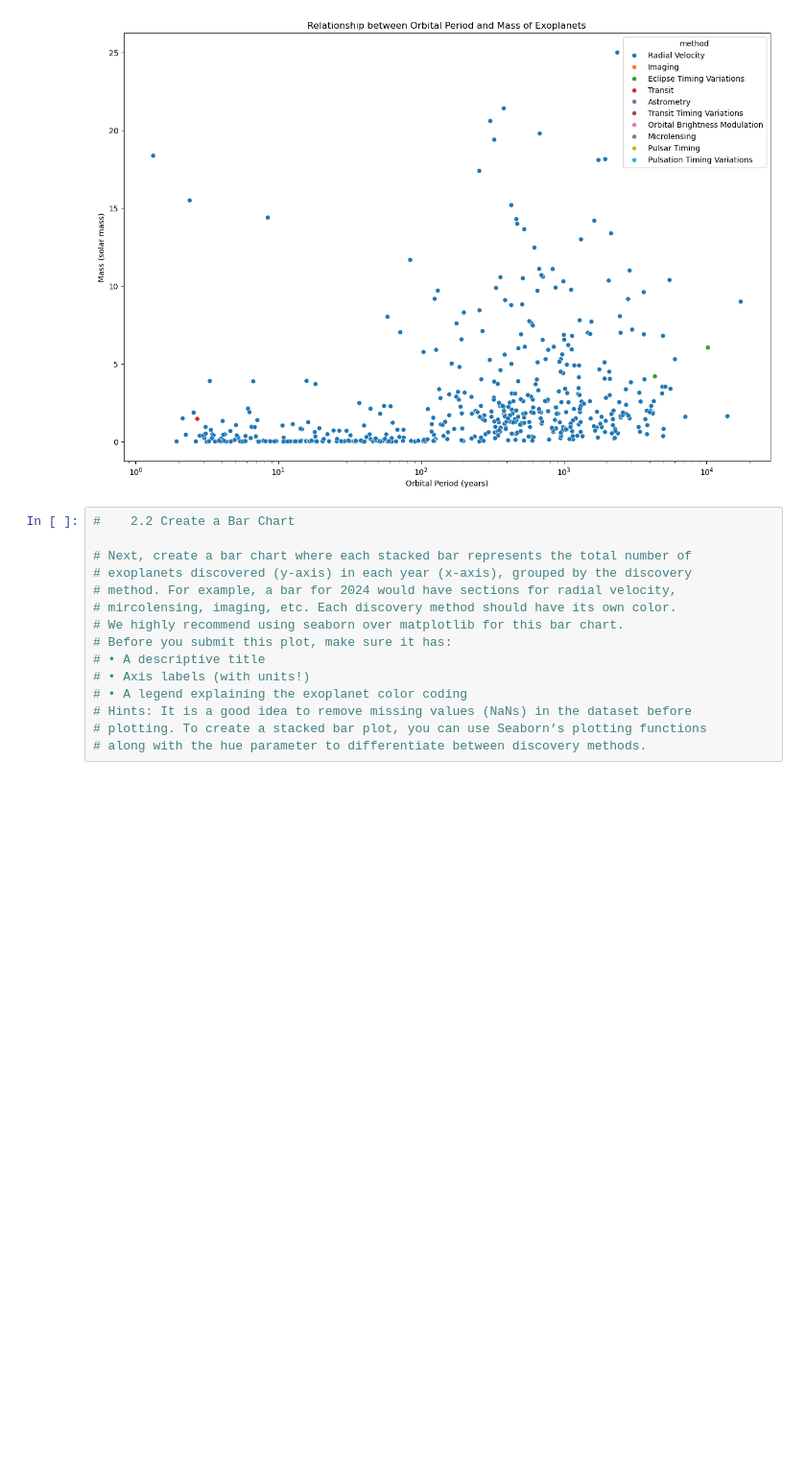
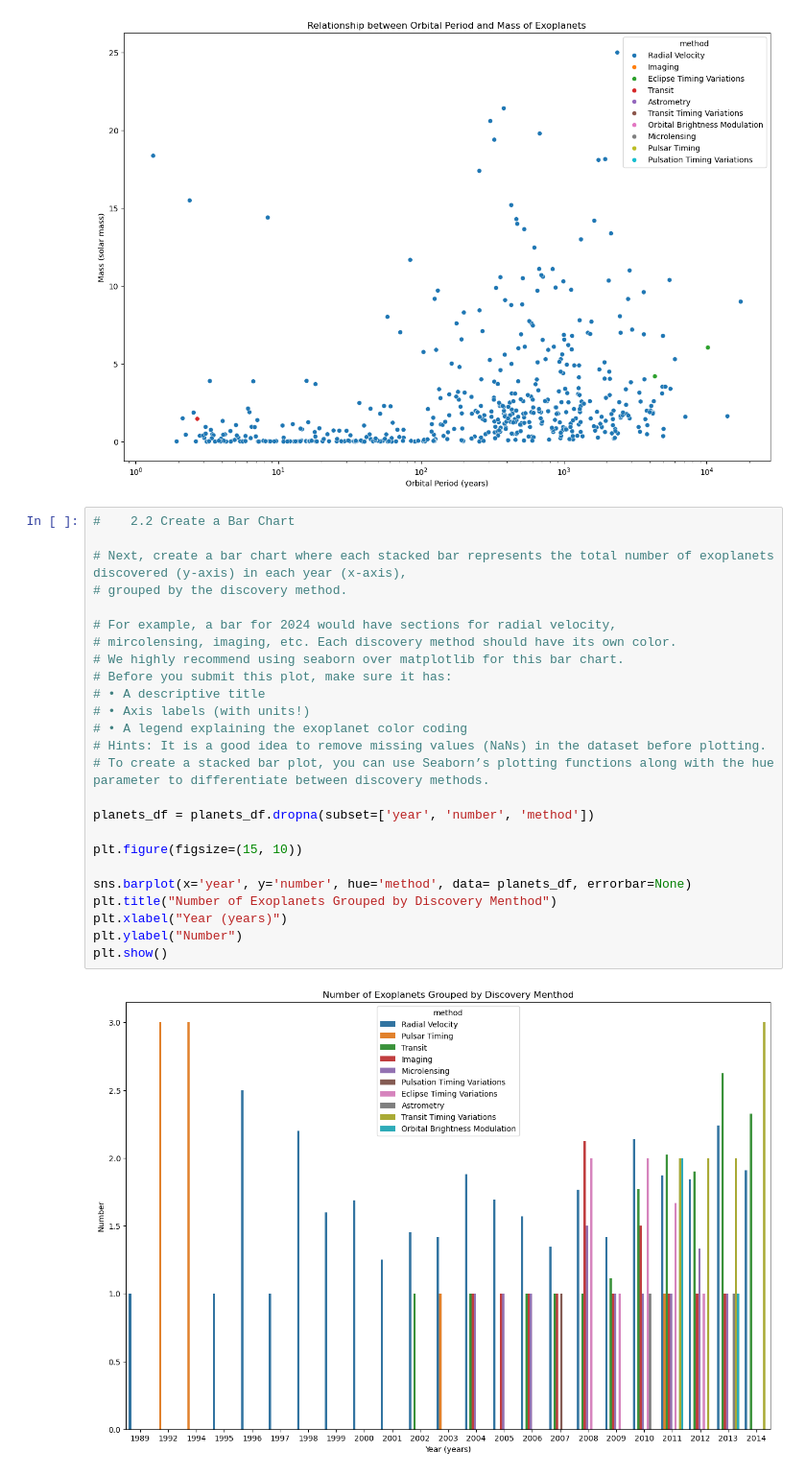
Before and after one commit to liv-garcia/pythondecal_hw, a Jupyter notebook: homework/homework7.ipynb, the cells around one changed output. Shown: that part at 96% size. Drawn from its saved outputs; the diff is of its cells as text; blank space fills up the shorter version.

```diff
--- a/discussion/homework7.ipynb
+++ b/homework/homework7.ipynb
@@ -154,15 +154,27 @@ plt.show()
 # %%
 #    2.2 Create a Bar Chart
 
-# Next, create a bar chart where each stacked bar represents the total number of
-# exoplanets discovered (y-axis) in each year (x-axis), grouped by the discovery
-# method. For example, a bar for 2024 would have sections for radial velocity,
+# Next, create a bar chart where each stacked bar represents the total number of exoplanets discovered (y-axis) in each year (x-axis),
+# grouped by the discovery method.
+
+# For example, a bar for 2024 would have sections for radial velocity,
 # mircolensing, imaging, etc. Each discovery method should have its own color.
 # We highly recommend using seaborn over matplotlib for this bar chart.
 # Before you submit this plot, make sure it has:
 # • A descriptive title
 # • Axis labels (with units!)
 # • A legend explaining the exoplanet color coding
-# Hints: It is a good idea to remove missing values (NaNs) in the dataset before
-# plotting. To create a stacked bar plot, you can use Seaborn’s plotting functions
-# along with the hue parameter to differentiate between discovery methods.
+# Hints: It is a good idea to remove missing values (NaNs) in the dataset before plotting.
+# To create a stacked bar plot, you can use Seaborn’s plotting functions along with the hue parameter to differentiate between discovery methods.
+
+planets_df = planets_df.dropna(subset=['year', 'number', 'method'])
+
+plt.figure(figsize=(15, 10))
+
+sns.barplot(x='year', y='number', hue='method', data= planets_df, errorbar=None)
+plt.title("Number of Exoplanets Grouped by Discovery Menthod")
+plt.xlabel("Year (years)")
+plt.ylabel("Number")
+plt.show()
+# %% [output]
+[figure, added]
```
Also changed, not shown: parts of 1 cell of this notebook, 4 other files.
